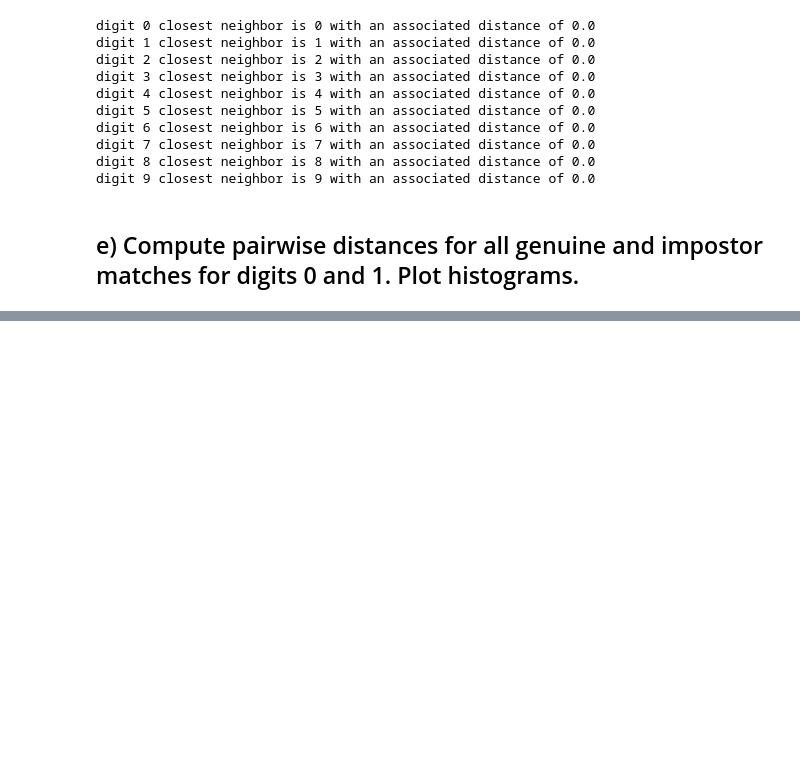
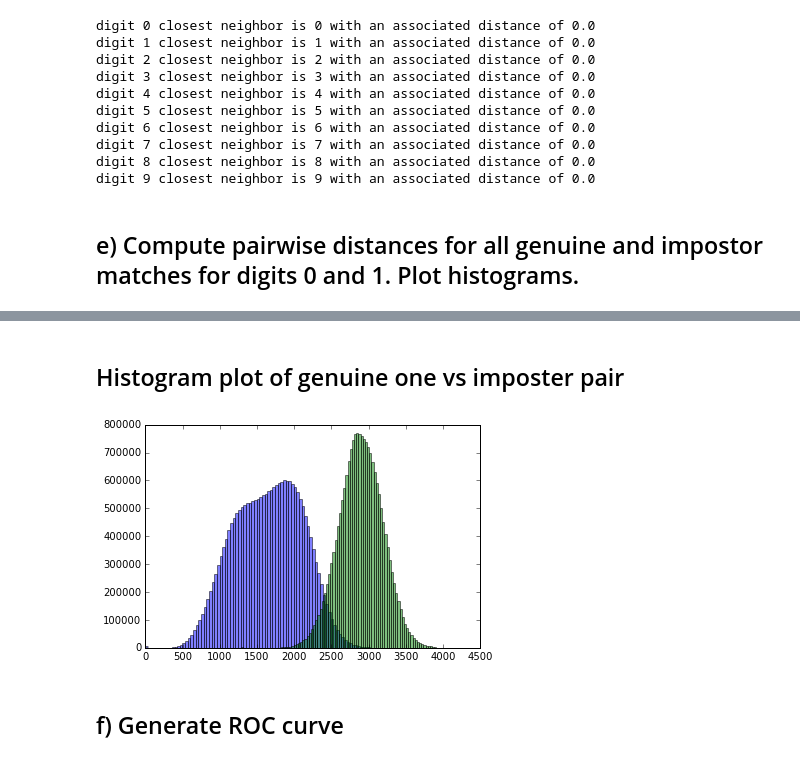
Before and after one commit to francescoperera/applied-machine-learning, a Jupyter notebook: lab1/CS 5789 - Lab 1.ipynb, the cells around one changed output, grey strips where cells are left out. Drawn from its saved outputs; the diff is of its cells as text; code cells hidden in the pictures; blank space fills up the shorter version.

```diff
--- a/lab1/CS 5789 - Lab 1.ipynb
+++ b/lab1/CS 5789 - Lab 1.ipynb
@@ -141,0 +157,10 @@ binarySample = sampleDigits[:2]
+# %% [markdown]
+## Histogram plot of genuine one vs imposter pair
+# %%
+plt.hist(genuineOne, bins=100, alpha=.5, label="genuine")
+plt.hist(impostor, bins=100, alpha=.5, label="imposter")
+plt.show()
+# %% [output]
+[figure, added]
+# %% [markdown]
+## f) Generate ROC curve
```
Also changed, not shown: parts of 12 cells of this notebook.
